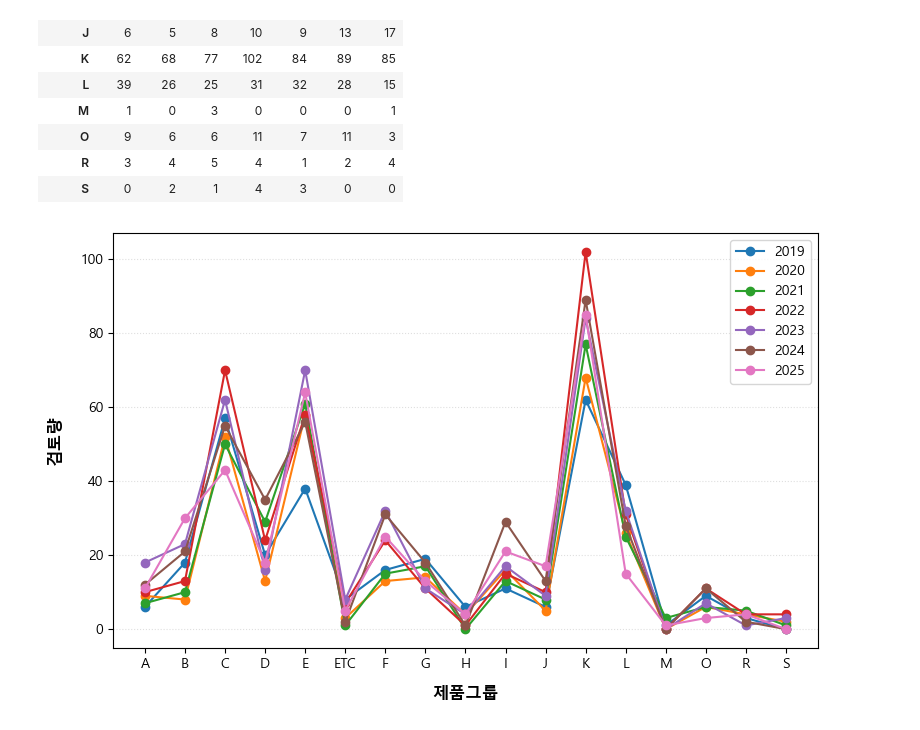
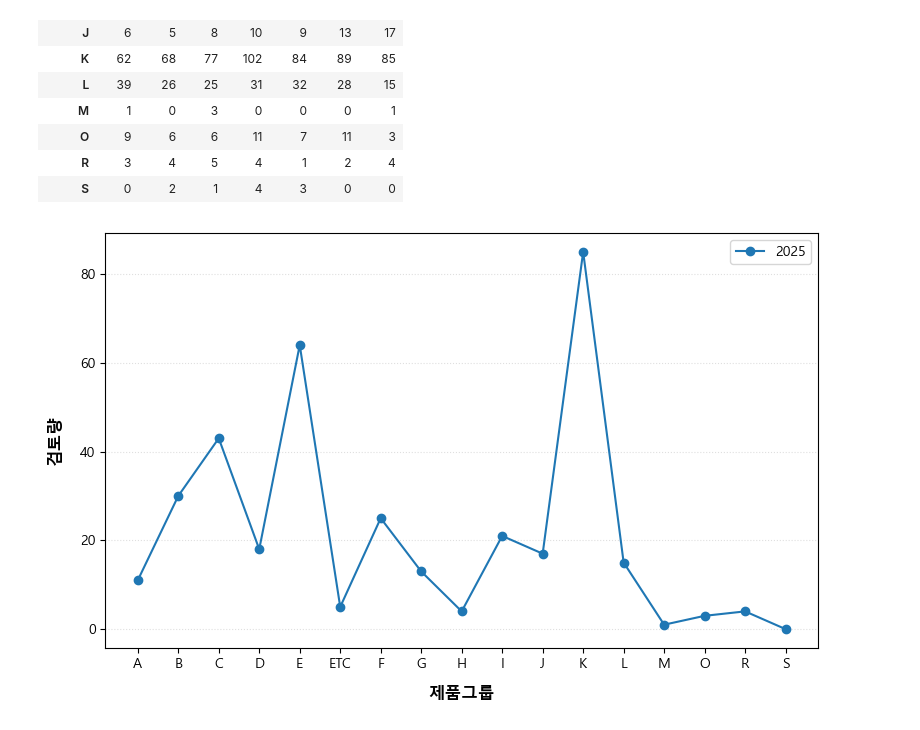
Before and after one commit to coooodek/request-log, a Jupyter notebook: work/03-2_Analysis.ipynb, the cells around one changed output. Drawn from its saved outputs; the diff is of its cells as text; code cells hidden in the pictures.

```diff
--- a/work/03-2_Analysis.ipynb
+++ b/work/03-2_Analysis.ipynb
@@ -31,6 +31,6 @@ plt.rc('axes', unicode_minus=False)
 import pandas as pd
 import matplotlib as mt
 
-df = pd.read_csv("https://raw.githubusercontent.com/coooodek/requestLog/refs/heads/main/dataset/processedData.csv", dtype={"분기": "int32", "연도": "int32"})
+df = pd.read_csv("https://raw.githubusercontent.com/coooodek/request-log/refs/heads/main/dataset/processedData.csv", dtype={"분기": "int32", "연도": "int32"})
 
 df['요청일'] = pd.to_datetime(df['요청일'])
@@ -214,25 +242,25 @@ dfnewoutput
 # %%
 plt.figure(figsize=(8, 5))
 
-for year in dfnewoutput.columns[:]:
+for year in dfnewoutput.columns[-1:]:
     plt.plot(
         dfnewoutput.index,
         dfnewoutput[year],
         marker = 'o',
         linewidth = 1.5,
         #color = "#1500ff",
         label = str(year)
     )
 
 plt.xlabel('제품그룹', fontsize = 12, labelpad = 11, fontweight = 'bold')
 plt.ylabel('검토량', fontsize = 12, labelpad = 11, fontweight = 'bold')
 
 plt.legend()
 plt.grid(axis='y', linestyle=':', alpha=0.4)
 plt.tight_layout()
 plt.show()
 # %% [output]
-[figure, old version]
+[figure, new version]
 # %%
 # 개인별 처리 건수 카운트
 
```
Also changed, not shown: parts of 3 cells of this notebook.
